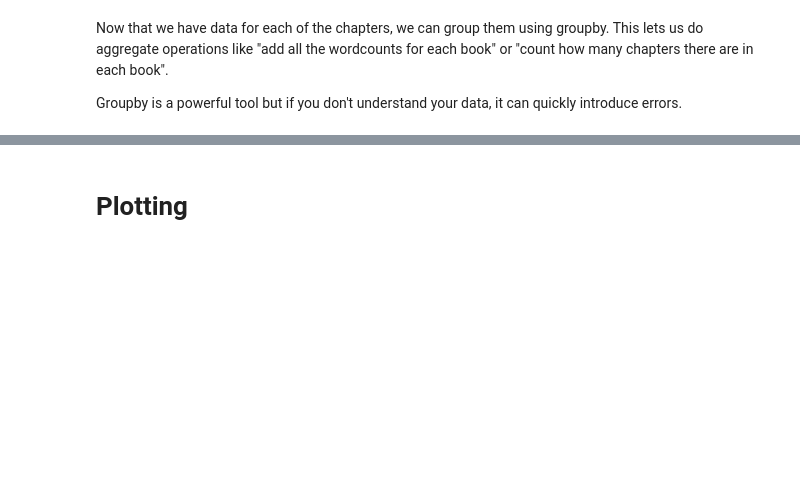
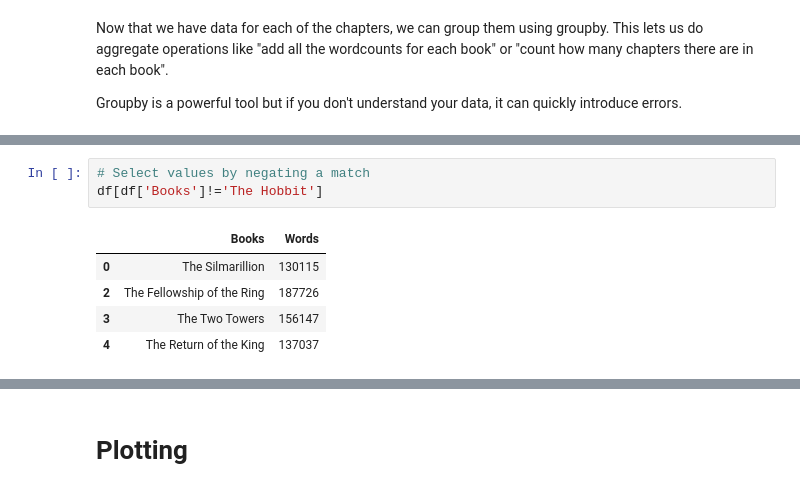
Before and after one commit to SouthernMethodistUniversity/text_mining_with_python, a Jupyter notebook: intro_to_python.ipynb, the cells around one changed output, grey strips where cells are left out. Drawn from its saved outputs; the diff is of its cells as text; blank space fills up the shorter version.

```diff
--- a/intro_to_python.ipynb
+++ b/intro_to_python.ipynb
@@ -369,0 +478,9 @@ data.groupby(by='CollectionName').sum()
+# %%
+# Select values by negating a match
+df[df['Books']!='The Hobbit']
+# %% [output]
+|  | Books | Words |
+| 0 | The Silmarillion | 130115 |
+| 2 | The Fellowship of the Ring | 187726 |
+| 3 | The Two Towers | 156147 |
+| 4 | The Return of the King | 137037 |
```
Also changed, not shown: parts of 40 cells of this notebook, 2 other files.
